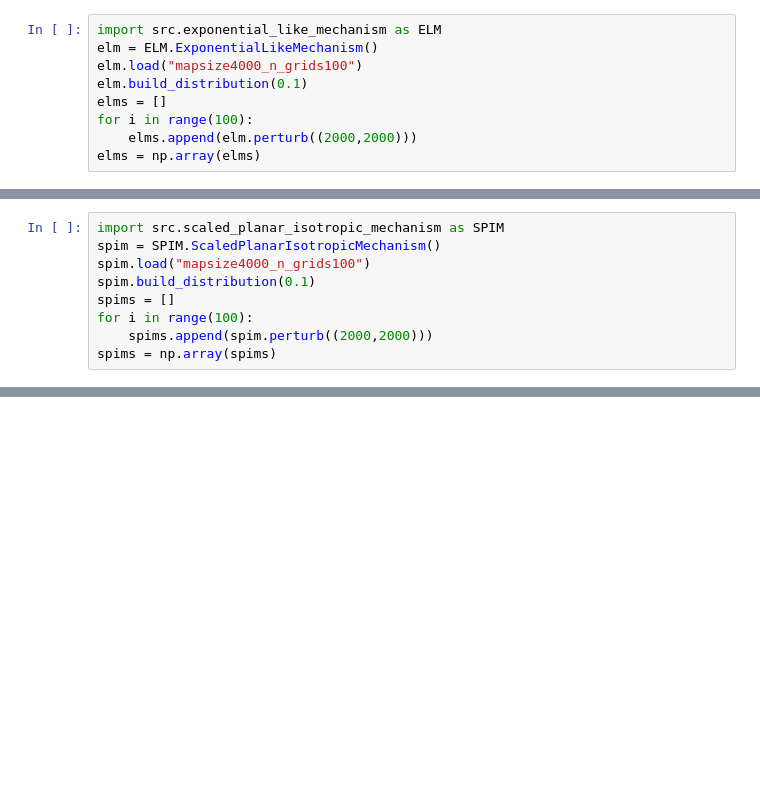
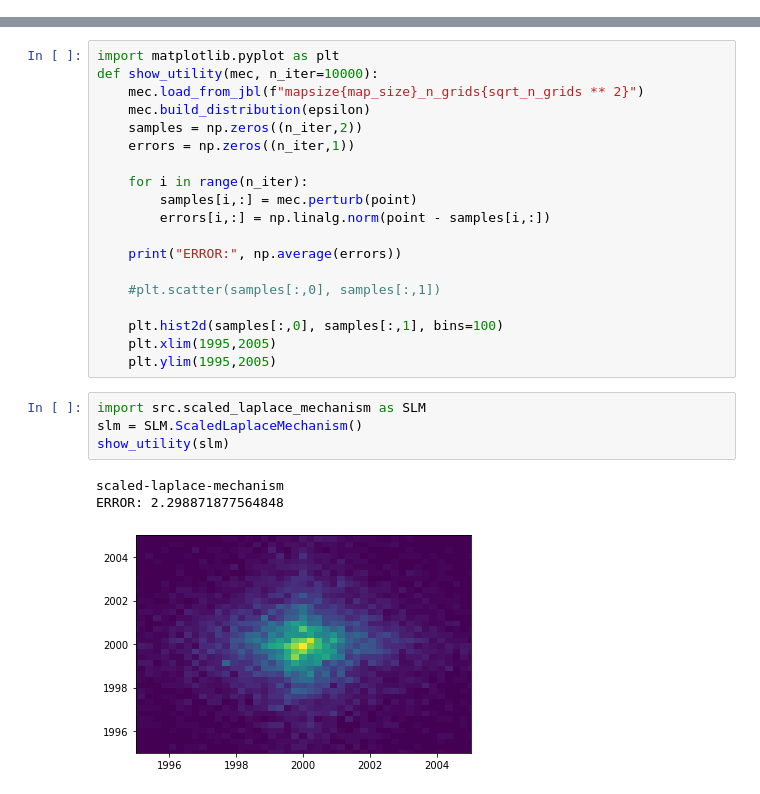
Before and after one commit to tkgsn/PGLP, a Jupyter notebook: test.ipynb, the cells around one changed output, grey strips where cells are left out. Drawn from its saved outputs; the diff is of its cells as text; blank space fills up the shorter version.

```diff
--- a/test.ipynb
+++ b/test.ipynb
@@ -28,9 +13,0 @@ plt.ylim(1940,2060)
-# %%
-import src.exponential_like_mechanism as ELM
-elm = ELM.ExponentialLikeMechanism()
-elm.load("mapsize4000_n_grids100")
-elm.build_distribution(0.1)
-elms = []
-for i in range(100):
-    elms.append(elm.perturb((2000,2000)))
-elms = np.array(elms)
@@ -46,9 +13,0 @@ plt.ylim(1940,2060)
-# %%
-import src.scaled_planar_isotropic_mechanism as SPIM
-spim = SPIM.ScaledPlanarIsotropicMechanism()
-spim.load("mapsize4000_n_grids100")
-spim.build_distribution(0.1)
-spims = []
-for i in range(100):
-    spims.append(spim.perturb((2000,2000)))
-spims = np.array(spims)
@@ -61,0 +34,27 @@ plt.ylim(1940,2060)
+# %%
+import matplotlib.pyplot as plt
+def show_utility(mec, n_iter=10000):
+    mec.load_from_jbl(f"mapsize{map_size}_n_grids{sqrt_n_grids ** 2}")
+    mec.build_distribution(epsilon)
+    samples = np.zeros((n_iter,2))
+    errors = np.zeros((n_iter,1))
+
+    for i in range(n_iter):
+        samples[i,:] = mec.perturb(point)
+        errors[i,:] = np.linalg.norm(point - samples[i,:])
+
+    print("ERROR:", np.average(errors))
+
+    #plt.scatter(samples[:,0], samples[:,1])
+
+    plt.hist2d(samples[:,0], samples[:,1], bins=100)
+    plt.xlim(1995,2005)
+    plt.ylim(1995,2005)
+# %%
+import src.scaled_laplace_mechanism as SLM
+slm = SLM.ScaledLaplaceMechanism()
+show_utility(slm)
+# %% [output]
+scaled-laplace-mechanism
+ERROR: 2.298871877564848
+[figure, added]
```
Also changed, not shown: parts of 10 cells of this notebook, 6 other files.
